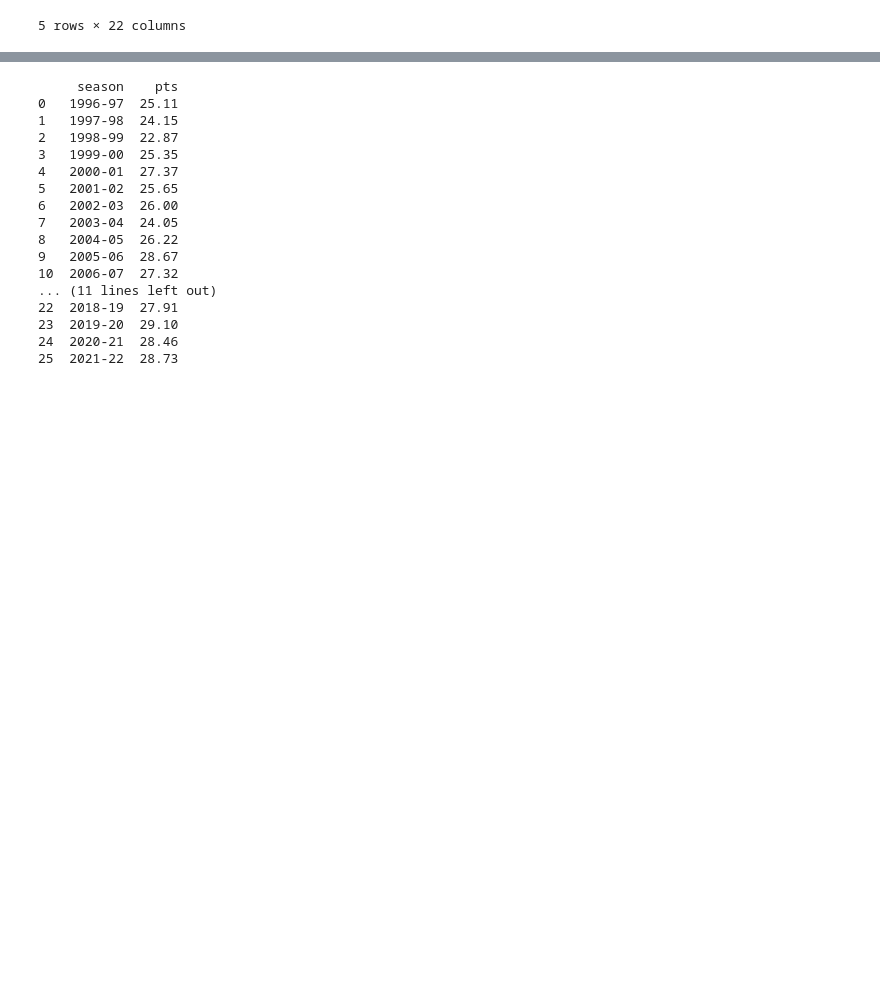
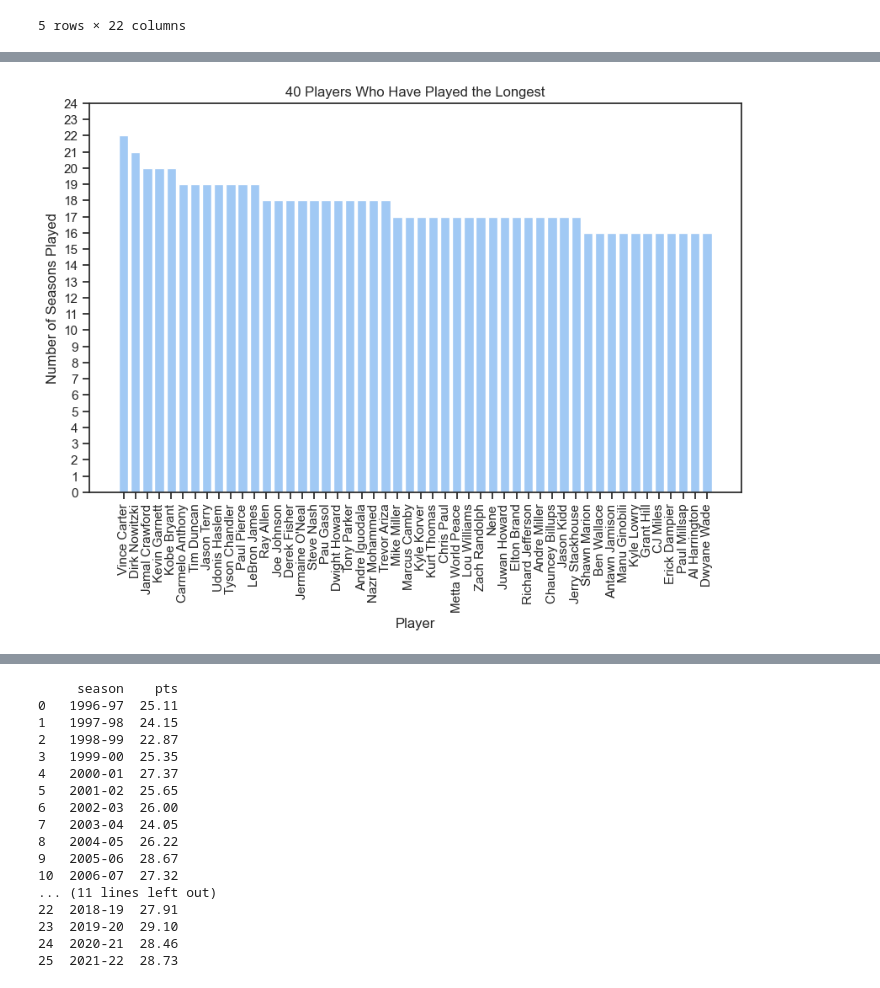
Before and after one commit to ubco-W2022T2-data301/project-group-group39, a Jupyter notebook: analysis/analysis2.ipynb, the cells around one changed output, grey strips where cells are left out. Cells and saved outputs as stored; diff of their text form; code cells hidden in the pictures; blank space fills up the shorter version.

```diff
--- a/analysis/analysis2.ipynb
+++ b/analysis/analysis2.ipynb
@@ -94,0 +150,27 @@ memory usage: 2.1+ MB
+# %%
+allSeason = pd.read_csv("../data/raw/archive (2)/all_seasons.csv")
+
+
+# Get the number of seasons played for each player
+seasons_played = allSeason.groupby('player_name')['season'].nunique().reset_index()
+
+# Sort the players by the number of seasons played
+seasons_played = seasons_played.sort_values('season', ascending=False).head(50)
+
+# Create the bar plot
+plt.figure(figsize=(10,6))
+plt.bar(seasons_played['player_name'], seasons_played['season'],)
+
+# Add labels and title to the plot
+plt.xlabel('Player')
+plt.ylabel('Number of Seasons Played')
+plt.title('40 Players Who Have Played the Longest')
+
+# Rotate the x-axis labels for better visibility
+plt.xticks(rotation=90)
+
+plt.yticks(range(0,25,1))
+# Show the plot
+plt.show()
+# %% [output]
+[figure, added]
```
Also changed, not shown: parts of 24 cells of this notebook.
